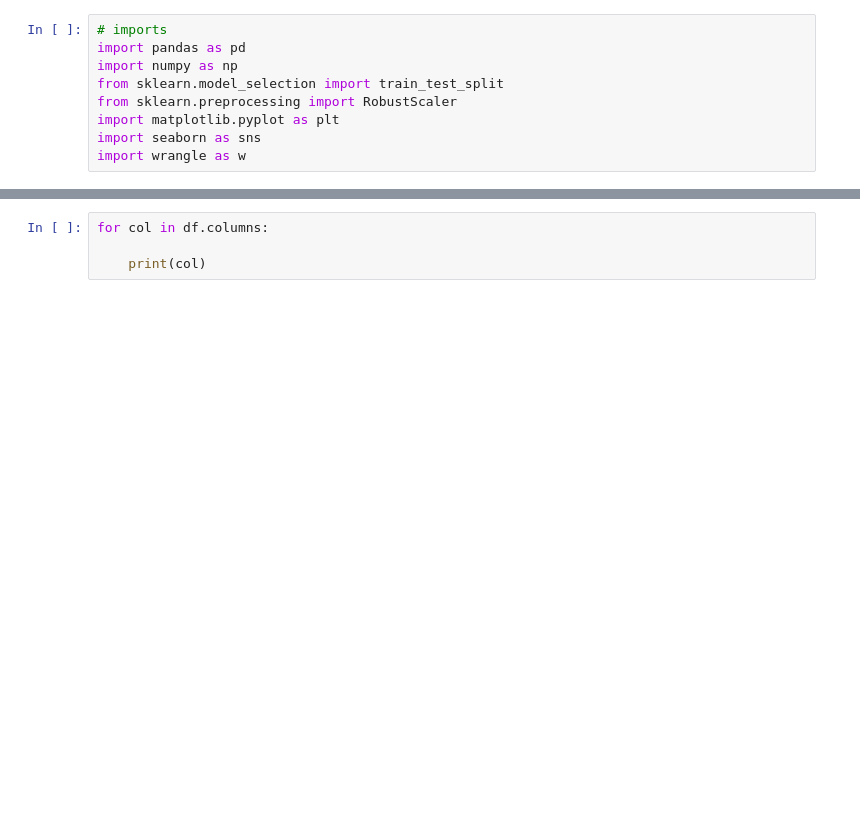
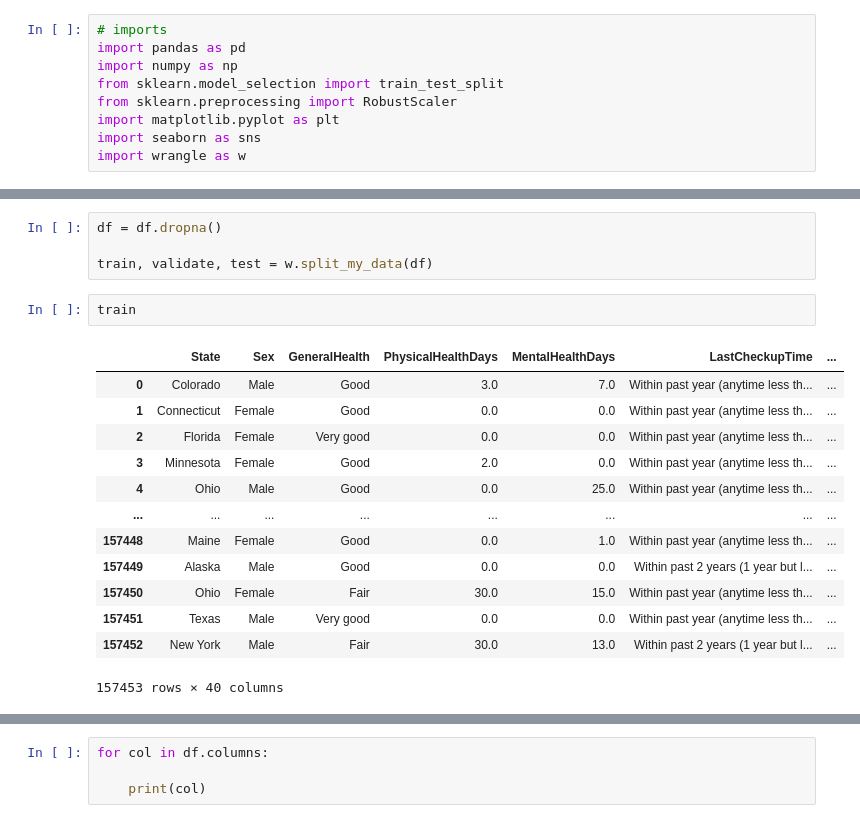
Before and after one commit to Johndsalas/Predicting_Heart_Disease, a Jupyter notebook: main.ipynb, the cells around one changed output, grey strips where cells are left out. Cells and saved outputs as stored; diff of their text form; blank space fills up the shorter version.

```diff
--- a/main.ipynb
+++ b/main.ipynb
@@ -19,0 +25,20 @@ df = pd.read_csv('heart_2022.csv')
+# %%
+df = df.dropna()
+
+train, validate, test = w.split_my_data(df)
+# %%
+train
+# %% [output]
+|  | State | Sex | GeneralHealth | PhysicalHealthDays | MentalHealthDays | LastCheckupTime | ... |
+| 0 | Colorado | Male | Good | 3.0 | 7.0 | Within past year (anytime less th... | ... |
+| 1 | Connecticut | Female | Good | 0.0 | 0.0 | Within past year (anytime less th... | ... |
+| 2 | Florida | Female | Very good | 0.0 | 0.0 | Within past year (anytime less th... | ... |
+| 3 | Minnesota | Female | Good | 2.0 | 0.0 | Within past year (anytime less th... | ... |
+| 4 | Ohio | Male | Good | 0.0 | 25.0 | Within past year (anytime less th... | ... |
+| ... | ... | ... | ... | ... | ... | ... | ... |
+| 157448 | Maine | Female | Good | 0.0 | 1.0 | Within past year (anytime less th... | ... |
+| 157449 | Alaska | Male | Good | 0.0 | 0.0 | Within past 2 years (1 year but l... | ... |
+| 157450 | Ohio | Female | Fair | 30.0 | 15.0 | Within past year (anytime less th... | ... |
+| 157451 | Texas | Male | Very good | 0.0 | 0.0 | Within past year (anytime less th... | ... |
+| 157452 | New York | Male | Fair | 30.0 | 13.0 | Within past 2 years (1 year but l... | ... |
+157453 rows × 40 columns
```
Also changed, not shown: parts of 19 cells of this notebook, 2 other files.
